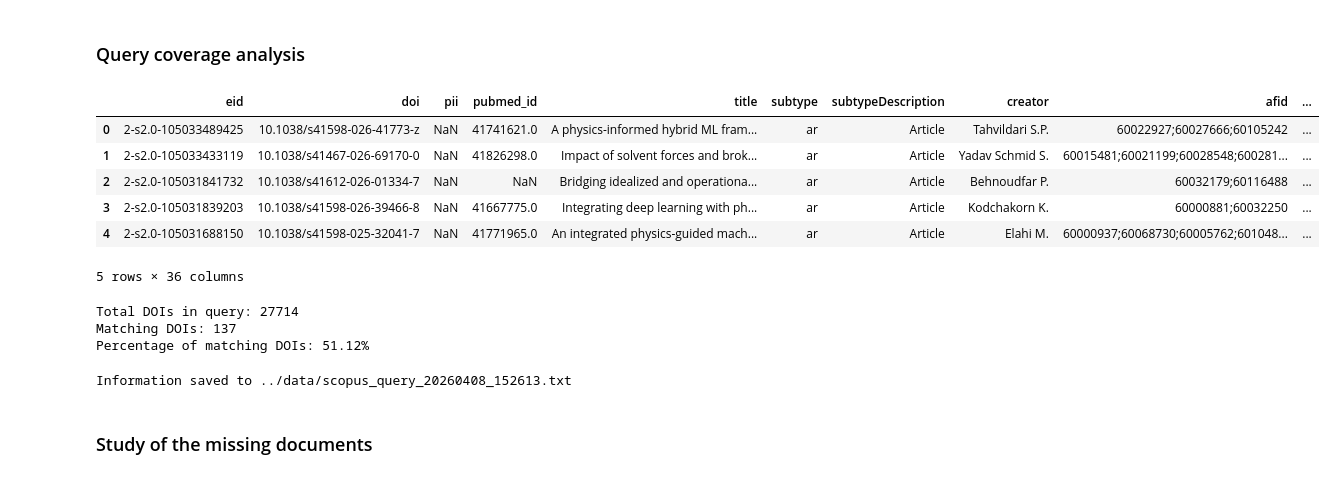
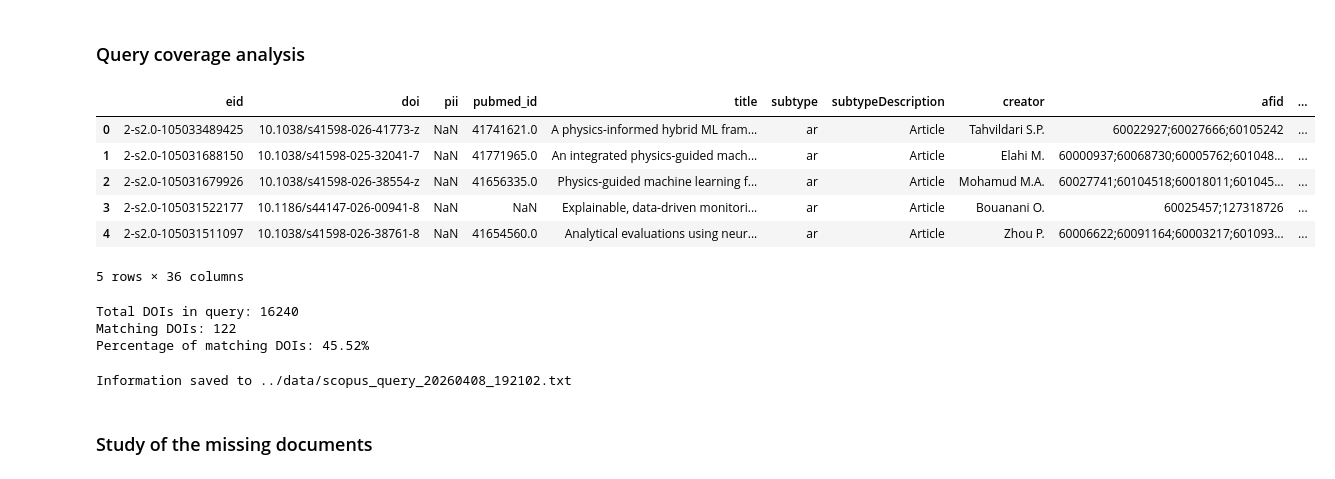
Before and after one commit to jpfutalef/MateReview, a Jupyter notebook: notebooks/00 query.ipynb, the cells around one changed output. Cells and saved outputs as stored; diff of their text form; code cells hidden in the pictures.

Commit message:
Query analysis

```diff
--- a/notebooks/00 query.ipynb
+++ b/notebooks/00 query.ipynb
@@ -150,16 +152,16 @@ ref_doi_df.to_csv("../data/baselines/ref_doi.csv", index=False)
 # %% [markdown]
 ### Query coverage analysis
 # %%
-query_file = "../data/scopus_query_20260408_152613.csv"
+query_file = "../data/scopus_query_20260408_192102.csv"
 query_df = pd.read_csv(query_file, encoding="utf-8", header=0)
 query_df.head()
 # %% [output]
 |  | eid | doi | pii | pubmed_id | title | subtype | subtypeDescription | creator | afid | ... |
 | 0 | 2-s2.0-105033489425 | 10.1038/s41598-026-41773-z | NaN | 41741621.0 | A physics-informed hybrid ML fram... | ar | Article | Tahvildari S.P. | 60022927;60027666;60105242 | ... |
-| 1 | 2-s2.0-105033433119 | 10.1038/s41467-026-69170-0 | NaN | 41826298.0 | Impact of solvent forces and brok... | ar | Article | Yadav Schmid S. | 60015481;60021199;60028548;600281... | ... |
-| 2 | 2-s2.0-105031841732 | 10.1038/s41612-026-01334-7 | NaN | NaN | Bridging idealized and operationa... | ar | Article | Behnoudfar P. | 60032179;60116488 | ... |
-| 3 | 2-s2.0-105031839203 | 10.1038/s41598-026-39466-8 | NaN | 41667775.0 | Integrating deep learning with ph... | ar | Article | Kodchakorn K. | 60000881;60032250 | ... |
-| 4 | 2-s2.0-105031688150 | 10.1038/s41598-025-32041-7 | NaN | 41771965.0 | An integrated physics-guided mach... | ar | Article | Elahi M. | 60000937;60068730;60005762;601048... | ... |
+| 1 | 2-s2.0-105031688150 | 10.1038/s41598-025-32041-7 | NaN | 41771965.0 | An integrated physics-guided mach... | ar | Article | Elahi M. | 60000937;60068730;60005762;601048... | ... |
+| 2 | 2-s2.0-105031679926 | 10.1038/s41598-026-38554-z | NaN | 41656335.0 | Physics-guided machine learning f... | ar | Article | Mohamud M.A. | 60027741;60104518;60018011;601045... | ... |
+| 3 | 2-s2.0-105031522177 | 10.1186/s44147-026-00941-8 | NaN | NaN | Explainable, data-driven monitori... | ar | Article | Bouanani O. | 60025457;127318726 | ... |
+| 4 | 2-s2.0-105031511097 | 10.1038/s41598-026-38761-8 | NaN | 41654560.0 | Analytical evaluations using neur... | ar | Article | Zhou P. | 60006622;60091164;60003217;601093... | ... |
 5 rows × 36 columns
 # %%
 # Compute percentage of DOIs in query_df that are in ref_doi
@@ -174,9 +176,9 @@ Percentage of matching DOIs: {len(matching_doi) / len(ref_doi) * 100:.2f}%
 
 print(info)
 # %% [output]
-Total DOIs in query: 27714
-Matching DOIs: 137
-Percentage of matching DOIs: 51.12%
+Total DOIs in query: 16240
+Matching DOIs: 122
+Percentage of matching DOIs: 45.52%
 # %%
 # Save info at the end of the query text file
 info_filepath = query_file.replace(".csv", ".txt")
@@ -185,7 +187,7 @@ with open(info_filepath, "a", encoding="utf-8") as f:
 
 print(f"Information saved to {info_filepath}")
 # %% [output]
-Information saved to ../data/scopus_query_20260408_152613.txt
+Information saved to ../data/scopus_query_20260408_192102.txt
 # %%
 # Get the titles of the matching DOIs and not matching DOIs
 matching_df = query_df[query_df["doi"].isin(matching_doi)]
```
Also changed, not shown: parts of 3 cells of this notebook.
